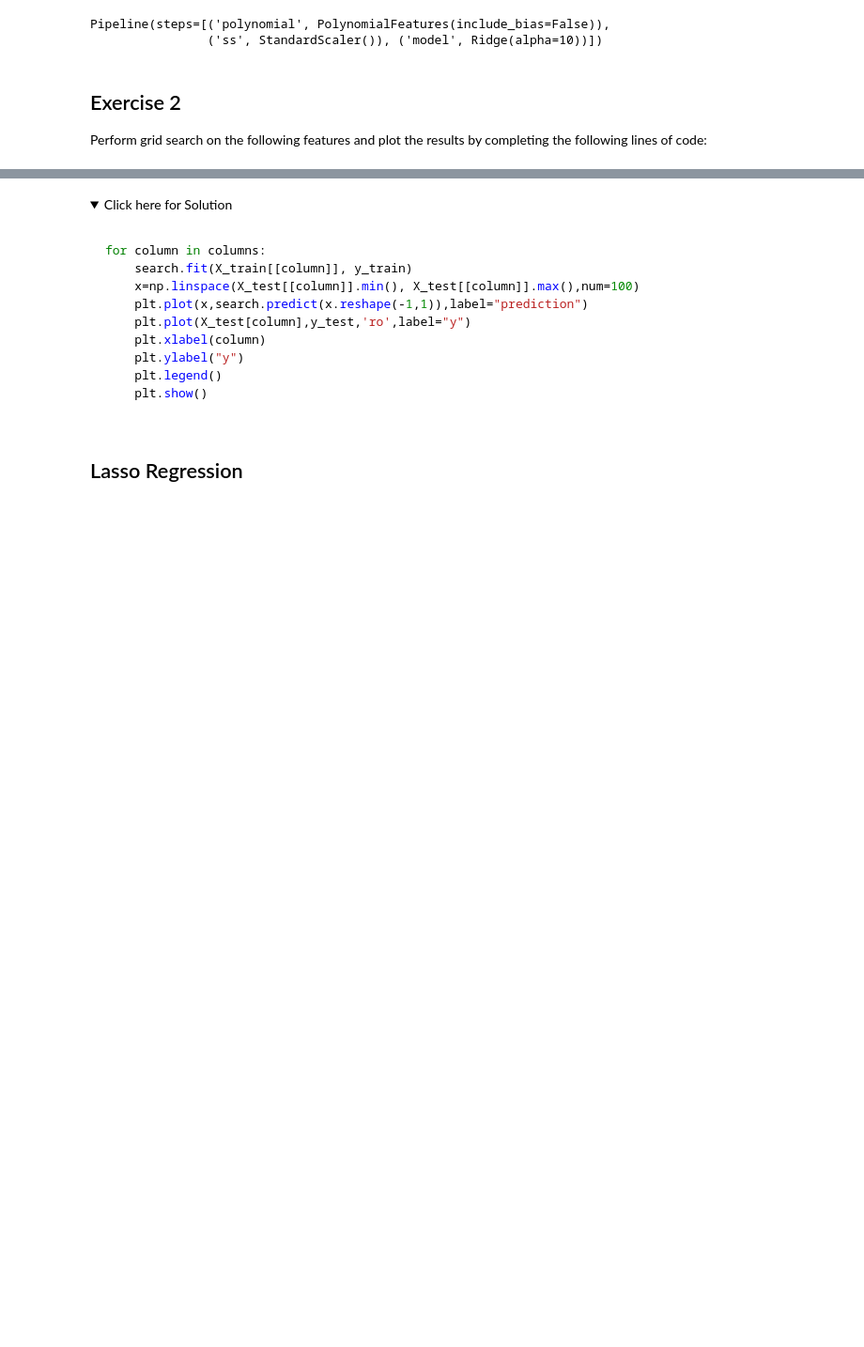
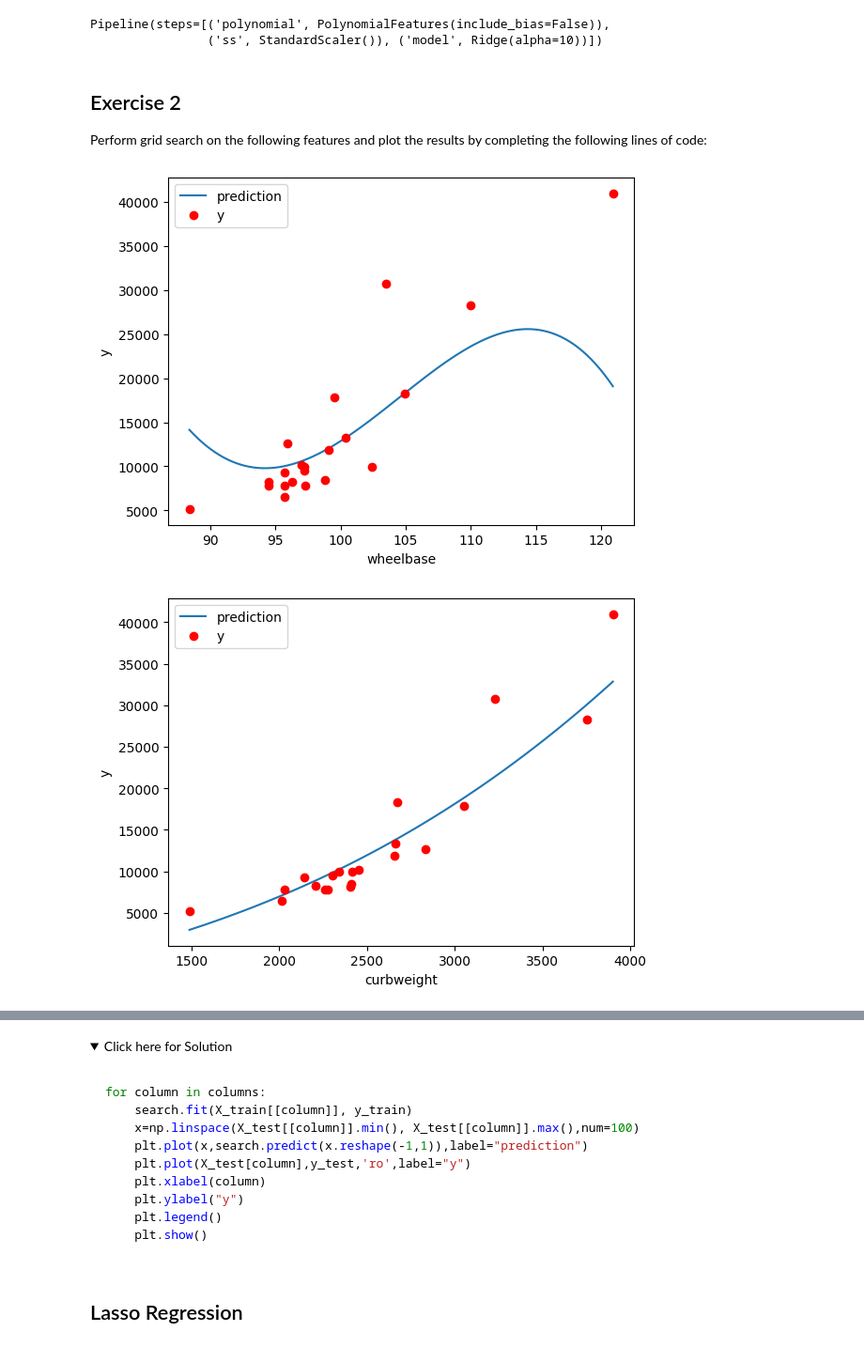
Before and after one commit to VictoriaParkes/IBM-machine-learning-certification, a Jupyter notebook: Supervised_Machine_Learning_Regression/Module_5_Details_of_Regularization/Practice Lab - Regularization-Techniques-v2.ipynb, the cells around one changed output, grey strips where cells are left out. Shown: that part at 94% size. Saved outputs shown, nothing was run; the diff lists cells and outputs as text; code cells hidden in the pictures; folded sections open; blank space fills up the shorter version.

Commit message:
Ex 2 - Plot GridsearchCV results

```diff
--- a/Supervised_Machine_Learning_Regression/Module_5_Details_of_Regularization/Practice Lab - Regularization-Techniques-v2.ipynb
+++ b/Supervised_Machine_Learning_Regression/Module_5_Details_of_Regularization/Practice Lab - Regularization-Techniques-v2.ipynb
@@ -544,0 +543,13 @@ columns=['wheelbase', 'curbweight', 'enginesize', 'boreratio', 'horsepower',
+# %%
+for column in columns:
+    search.fit(X_train[[column]], y_train)
+    x=np.linspace(X_test[[column]].min(), X_test[[column]].max(),num=100)
+    plt.plot(x,search.predict(x.reshape(-1,1)),label="prediction")
+    plt.plot(X_test[column],y_test,'ro',label="y")
+    plt.xlabel(column)
+    plt.ylabel("y")
+    plt.legend()
+    plt.show()
+# %% [output]
+[figure, added]
+[figure, added]
```
Also changed, not shown: parts of 2 cells of this notebook.
